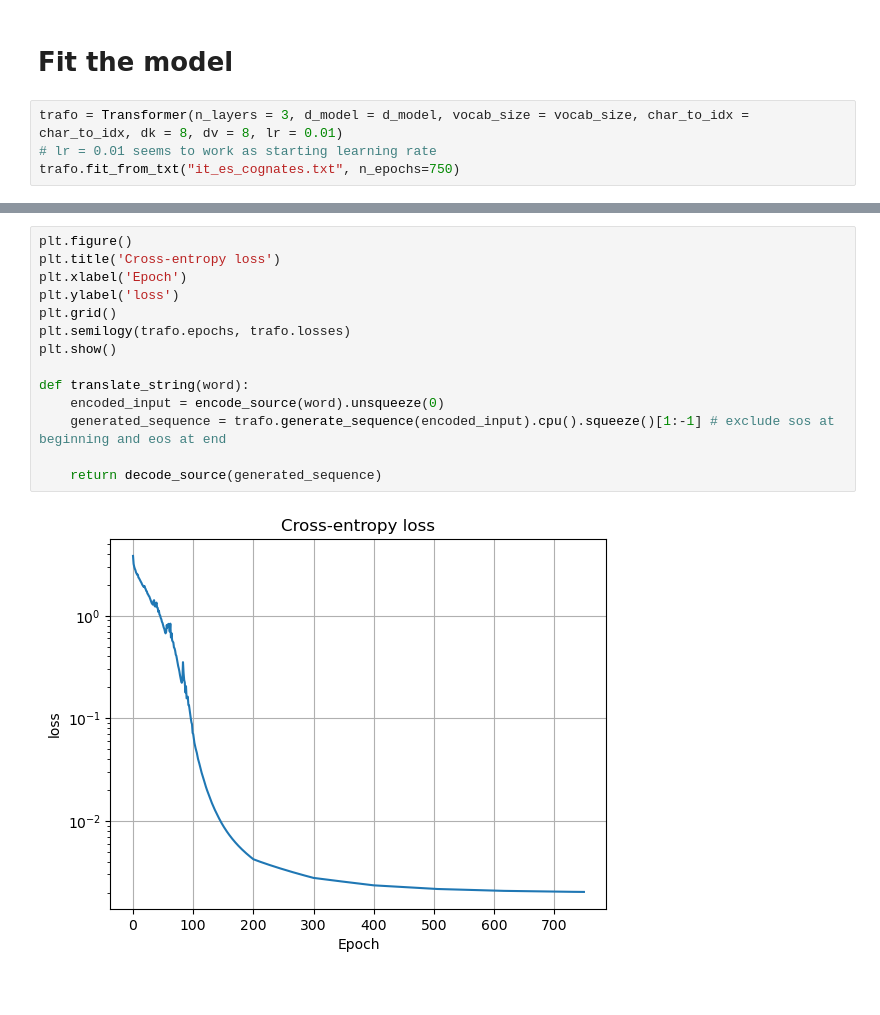
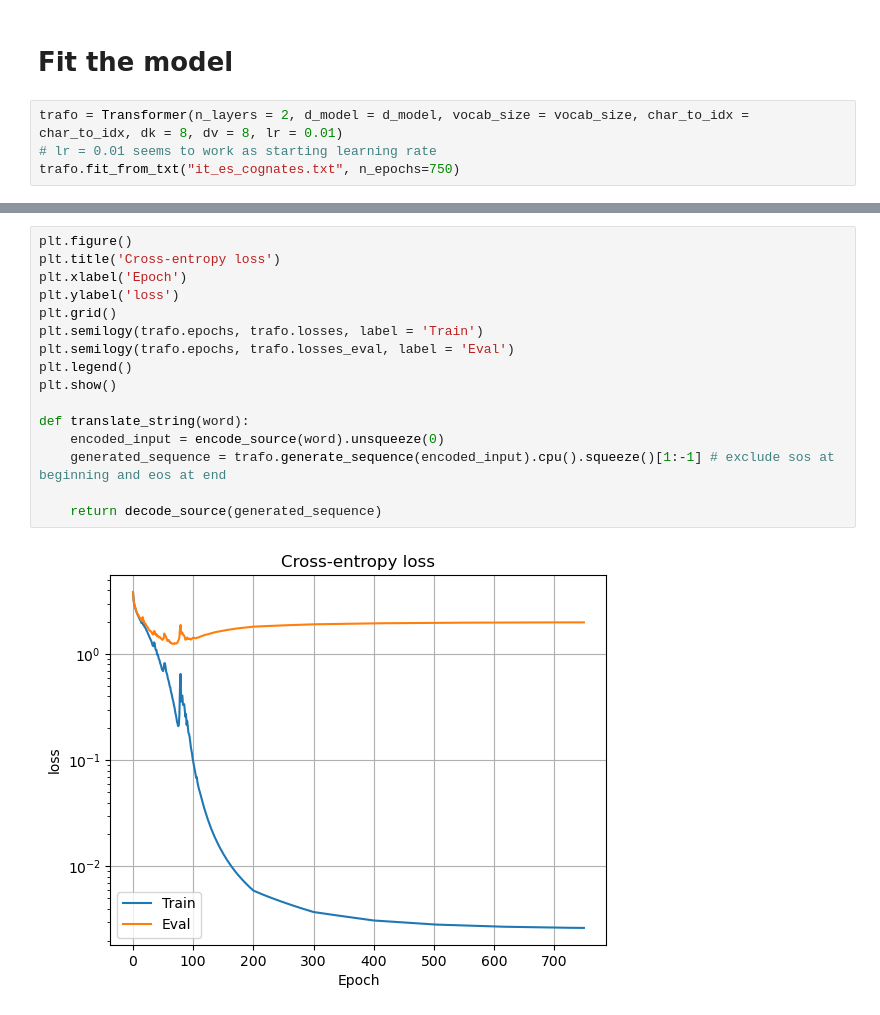
Before and after one commit to sottoviafilippo/Phonetic_correspondences, a Jupyter notebook: phonetic_correspondences_trials.ipynb, the cells around one changed output, grey strips where cells are left out. Cells and saved outputs as stored; diff of their text form.

Commit message:
bug fixes, now ok. but overfitting. plotting now loss on eval dataset

```diff
--- a/phonetic_correspondences_trials.ipynb
+++ b/phonetic_correspondences_trials.ipynb
@@ -164,7 +164,7 @@ count_parameters_by_module(trafo)
 # %% [markdown]
 # Fit the model
 # %%
-trafo = Transformer(n_layers = 3, d_model = d_model, vocab_size = vocab_size, char_to_idx = char_to_idx, dk = 8, dv = 8, lr = 0.01)
+trafo = Transformer(n_layers = 2, d_model = d_model, vocab_size = vocab_size, char_to_idx = char_to_idx, dk = 8, dv = 8, lr = 0.01)
 # lr = 0.01 seems to work as starting learning rate
 trafo.fit_from_txt("it_es_cognates.txt", n_epochs=750)
 # %% [output]
@@ -176,17 +179,19 @@ Epoch  400 / 750  loss =  0.002766310004517436
 # %%
 plt.figure()
 plt.title('Cross-entropy loss')
 plt.xlabel('Epoch')
 plt.ylabel('loss')
 plt.grid()
-plt.semilogy(trafo.epochs, trafo.losses)
+plt.semilogy(trafo.epochs, trafo.losses, label = 'Train')
+plt.semilogy(trafo.epochs, trafo.losses_eval, label = 'Eval')
+plt.legend()
 plt.show()
 
 def translate_string(word):
     encoded_input = encode_source(word).unsqueeze(0)
     generated_sequence = trafo.generate_sequence(encoded_input).cpu().squeeze()[1:-1] # exclude sos at beginning and eos at end
 
     return decode_source(generated_sequence)
 # %% [output]
-[figure, old version]
+[figure, new version]
 # %%
```
Also changed, not shown: parts of 5 cells of this notebook, 1 other file.
